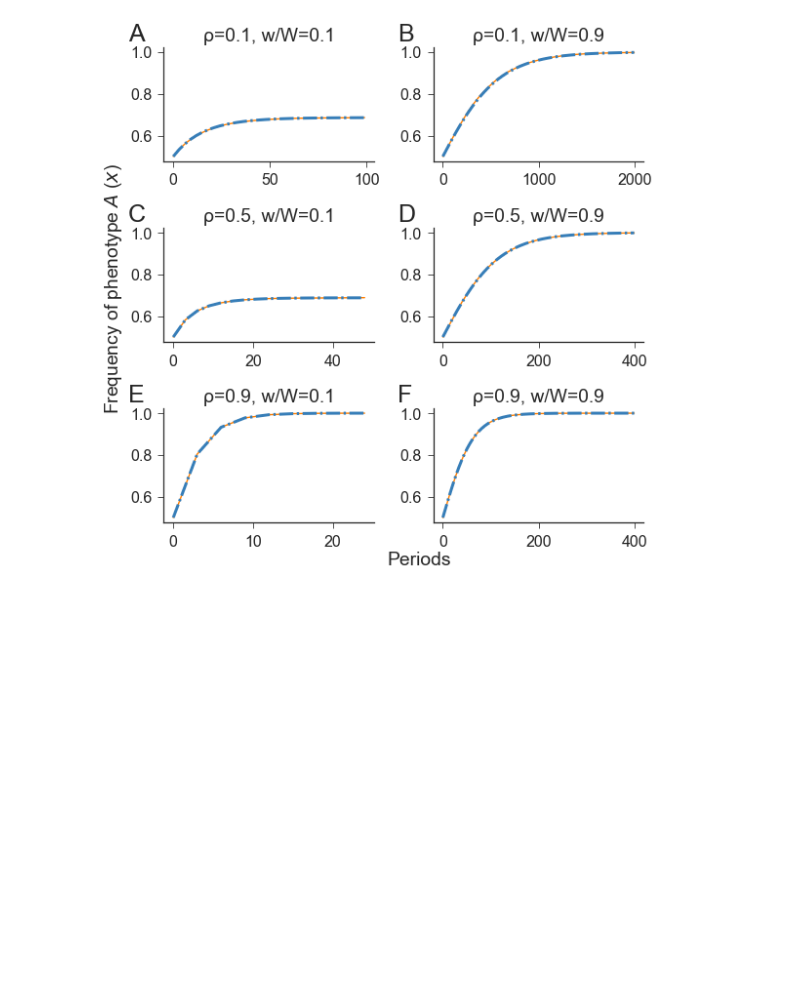
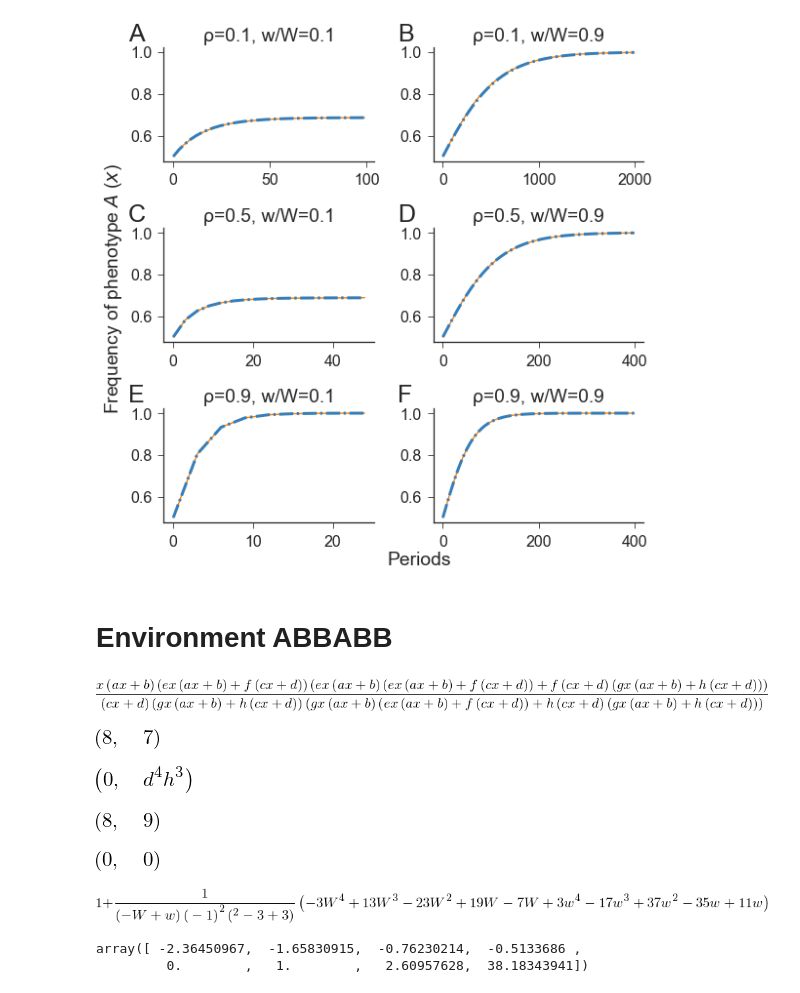
Before and after one commit to yoavram/Milpitas, a Jupyter notebook: notebooks/recurrence.ipynb, the cells around one changed output. Cells and saved outputs as stored; diff of their text form; code cells hidden in the pictures; blank space fills up the shorter version.

```diff
--- a/notebooks/recurrence.ipynb
+++ b/notebooks/recurrence.ipynb
@@ -320,3 +314,5 @@ sns.despine()
 fig.savefig('../figures/env_A2B1.pdf', bbox_extra_artists=[xlabel, ylabel], bbox_inches='tight');
 # %% [output]
 [figure]
+# %% [markdown]
+# Environment ABBABB
@@ -322,0 +328,19 @@ fig.savefig('../figures/env_A2B1.pdf', bbox_extra_artists=[xlabel, ylabel], bbox
+# %%
+a,b,c,d,e,f,g,h = symbols('a,b,c,d,e,f,g,h'.replace(',', ' '))
+x, ρ, W, w = symbols('x ρ W w')
+# %%
+x1 = x*(a*x+b)/(c*x+d)
+x2 = x1*(e*x1+f)/(g*x1+h)
+x3 = x2*(e*x2+f)/(g*x2+h)
+x3 = simplify(x3)
+x3
+# %% [output]
+[figure, added]
+# %%
+x3num.as_poly(x).degree(), x3denom.as_poly(x).degree()
+# %% [output]
+[figure, added]
+# %%
+x3num.as_poly(x).all_coeffs()[-1], x3denom.as_poly(x).all_coeffs()[-1]
+# %% [output]
+[figure, added]
@@ -322,0 +360,13 @@ fig.savefig('../figures/env_A2B1.pdf', bbox_extra_artists=[xlabel, ylabel], bbox
+# %%
+pol.degree(), len(pol.all_coeffs())
+# %% [output]
+[figure, added]
+# %%
+pol(0), pol(1)
+# %% [output]
+[figure, added]
+# %%
+import sympy
+sympy.polys.rootoftools.RootSum(pol)
+# %% [output]
+[figure, added]
@@ -322,0 +375,6 @@ fig.savefig('../figures/env_A2B1.pdf', bbox_extra_artists=[xlabel, ylabel], bbox
+# %%
+pol_roots = np.array(sympy.polys.rootoftools.roots(pol.subs({W:1, w:0.41, ρ:0.77}).as_poly(x), multiple=True), dtype=float)
+pol_roots
+# %% [output]
+array([ -2.36450967,  -1.65830915,  -0.76230214,  -0.5133686 ,
+         0.        ,   1.        ,   2.60957628,  38.18343941])
```
Also changed, not shown: parts of 28 cells of this notebook.
